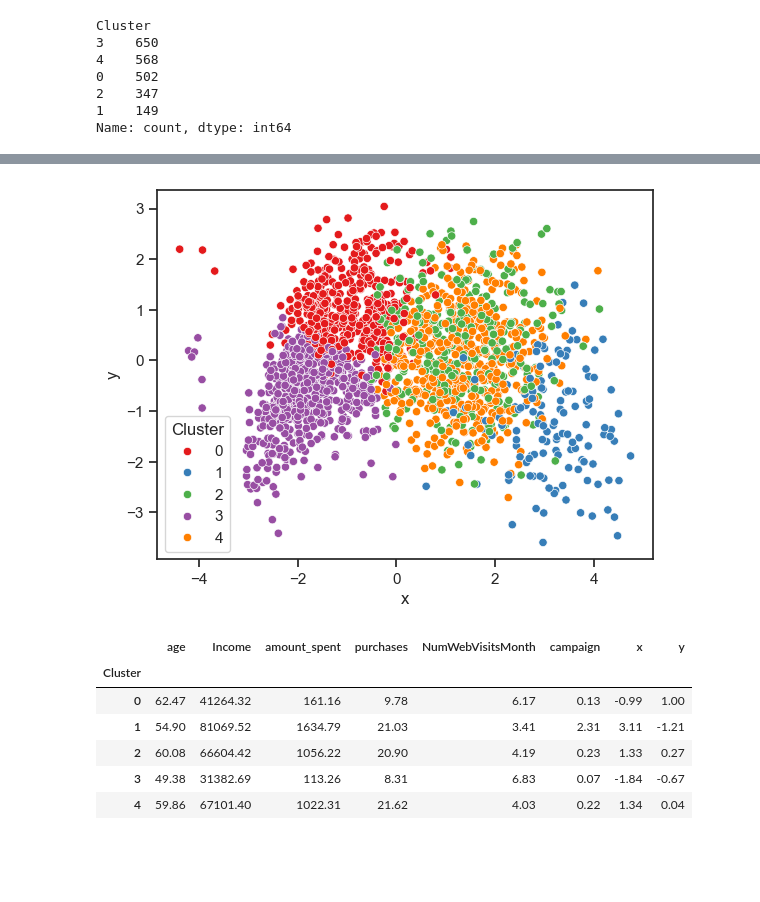
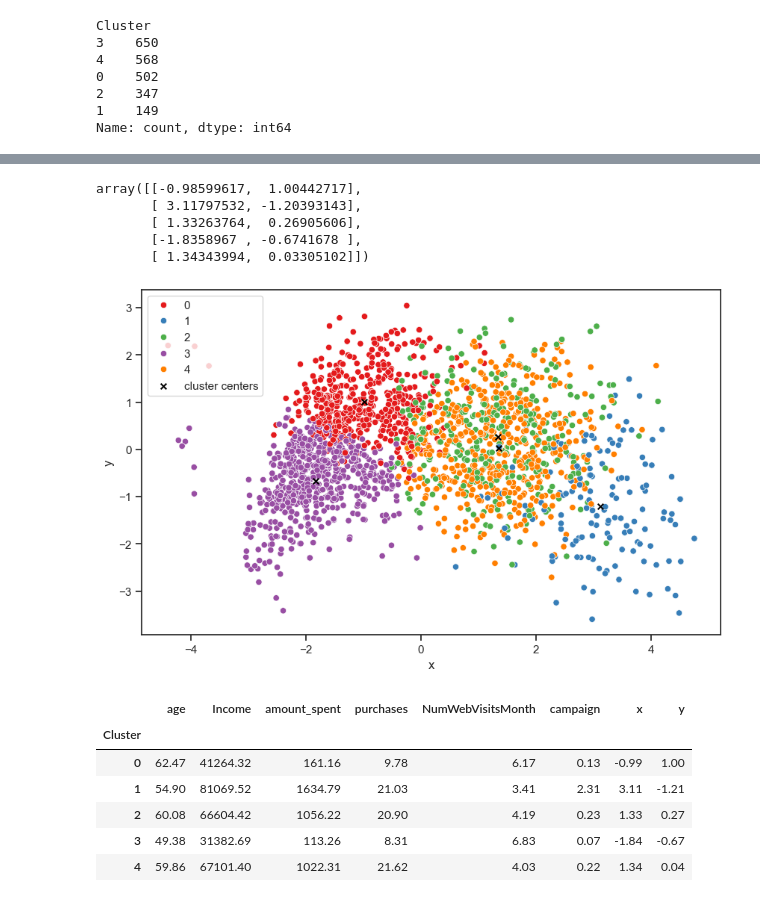
Before and after one commit to bukolastephen/Customer-Segmentation, a Jupyter notebook: main.ipynb, the cells around one changed output, grey strips where cells are left out. Drawn from its saved outputs; the diff is of its cells as text; code cells hidden in the pictures; blank space fills up the shorter version.

```diff
--- a/main.ipynb
+++ b/main.ipynb
@@ -544,6 +530,3 @@ df1.Education= df1.Education.map(edu_dict)
-# %%
-mstatus_dict= {'Married': 1,'Together':2, 'Divorced': 3,'Single': 4, 'Widow': 5, 'Alone':6, 'Absurd':7, 'YOLO':8 }
-df1.Marital_Status= df1.Marital_Status.map(mstatus_dict)
 # %%
 df1.head()
 # %% [output]
@@ -588,4 +571,4 @@ array([[ 1.01959441,  0.45773285,  1.35002882, ...,  1.31944644,
          0.69323197, -0.43926491]])
 # %%
 pca= PCA(n_components=2)
-x_pca= pca.fit_transform(x)
+pca.fit(x)
@@ -633,6 +624,9 @@ Cluster
 2    347
 1    149
 Name: count, dtype: int64
+# %%
+centriod= final_model.cluster_centers_
+cluster_original= scale.inverse_transform(centriod)
 # %%
 plt.Figure(figsize=(6.4,4.6))
 
@@ -644,13 +639,26 @@ plt.show()
 # %%
 df['x'], df['y']= x_pca[:,0],x_pca[:,1]
+# %%
+
+centriod= pca.transform(centriod)
+centriod
+# %% [output]
+array([[-0.98599617,  1.00442717],
+       [ 3.11797532, -1.20393143],
+       [ 1.33263764,  0.26905606],
+       [-1.8358967 , -0.6741678 ],
+       [ 1.34343994,  0.03305102]])
 # %%
-plt.Figure(figsize=(6.4,4.6))
+plt.figure(figsize=(10,6))
 
 sns.scatterplot(x='x', y='y', data=df, hue='Cluster', palette='Set1')
 
+plt.scatter(centriod[:,0], centriod[:,1], color= 'black',s=30, marker='x', label='cluster centers')
+
+plt.legend(loc= 'best')
 plt.show()
 # %% [output]
-[figure, old version]
+[figure, new version]
 # %%
 features= df.drop(columns=['Cluster', 'Education', 'Marital_Status']).columns
 cluster_features= df.groupby('Cluster')[features].mean()
```
Also changed, not shown: parts of 24 cells of this notebook, 9 other files.
